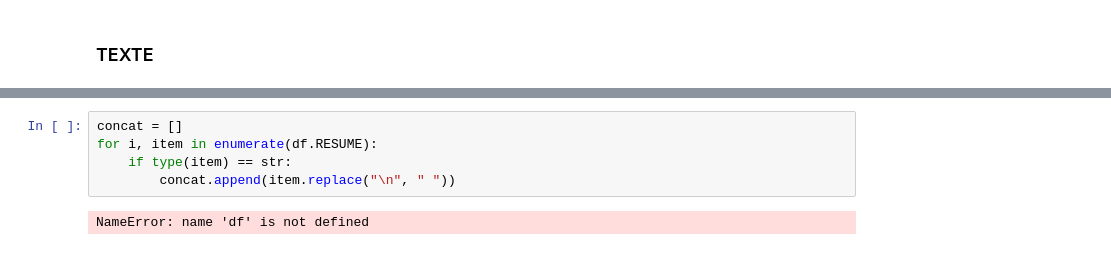
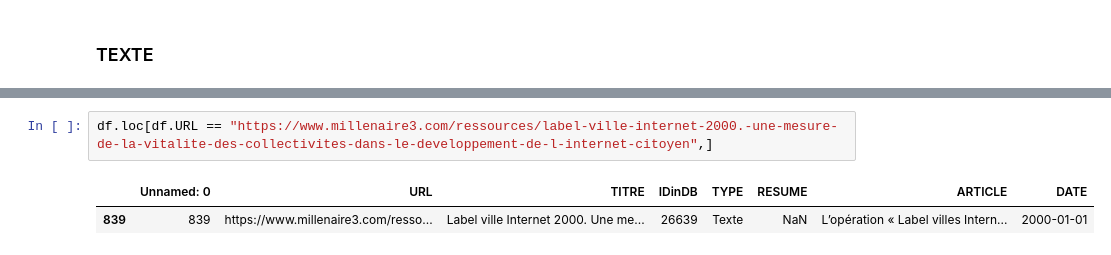
Before and after one commit to Geminy3/Skoli_M3, a Jupyter notebook: Analyse_text.ipynb, the cells around one changed output, grey strips where cells are left out. Saved outputs shown, nothing was run; the diff lists cells and outputs as text.

```diff
--- a/Analyse_text.ipynb
+++ b/Analyse_text.ipynb
@@ -65,7 +49,5 @@ for i, item in enumerate(errors):
-# %%
-concat = []
-for i, item in enumerate(df.RESUME):
-    if type(item) == str:
-        concat.append(item.replace("\n", " "))
-# %% [output]
-NameError: name 'df' is not defined
+# %%
+df.loc[df.URL == "https://www.millenaire3.com/ressources/label-ville-internet-2000.-une-mesure-de-la-vitalite-des-collectivites-dans-le-developpement-de-l-internet-citoyen",]
+# %% [output]
+|  | Unnamed: 0 | URL | TITRE | IDinDB | TYPE | RESUME | ARTICLE | DATE |
+| 839 | 839 | https://www.millenaire3.com/resso... | Label ville Internet 2000. Une me... | 26639 | Texte | NaN | L’opération « Label villes Intern... | 2000-01-01 |
```
Also changed, not shown: parts of 8 cells of this notebook, 4 other files.
